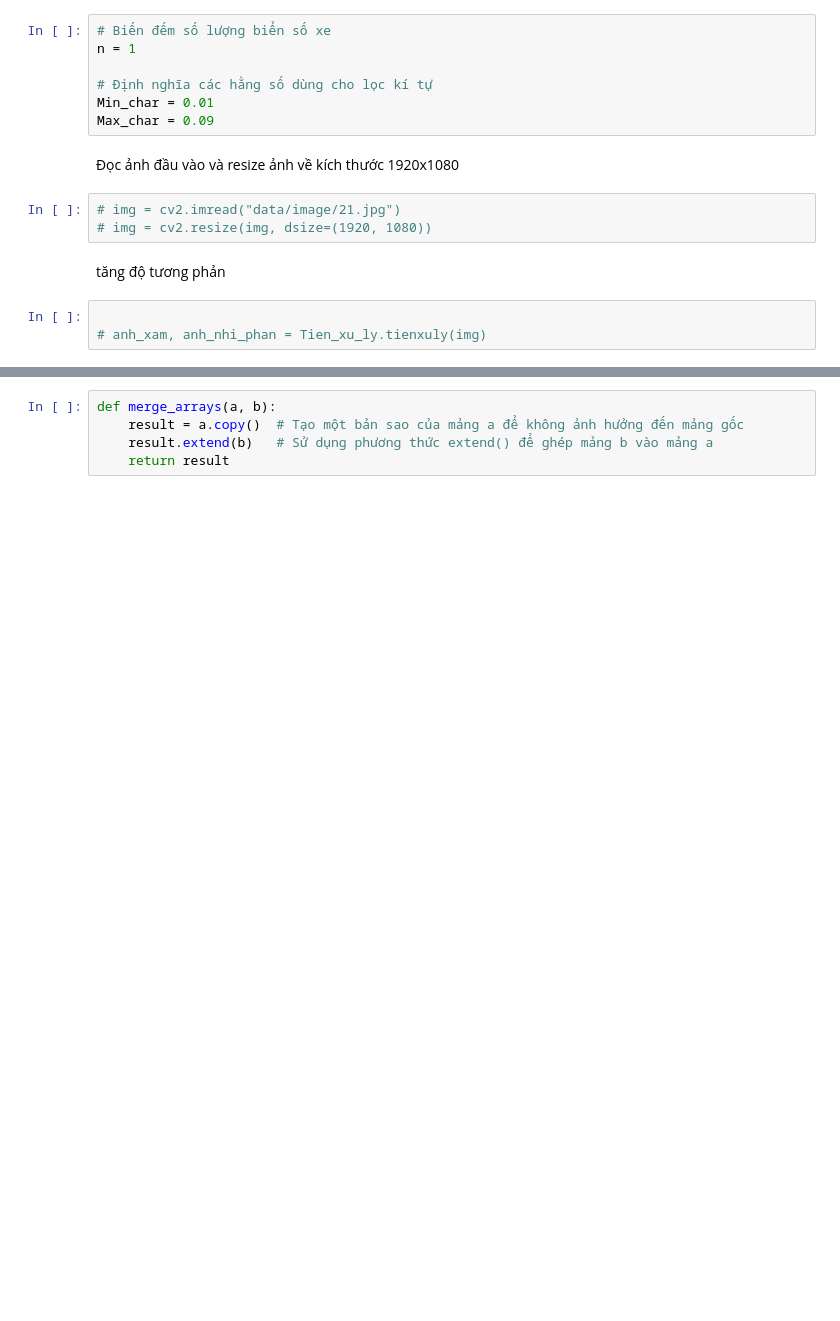
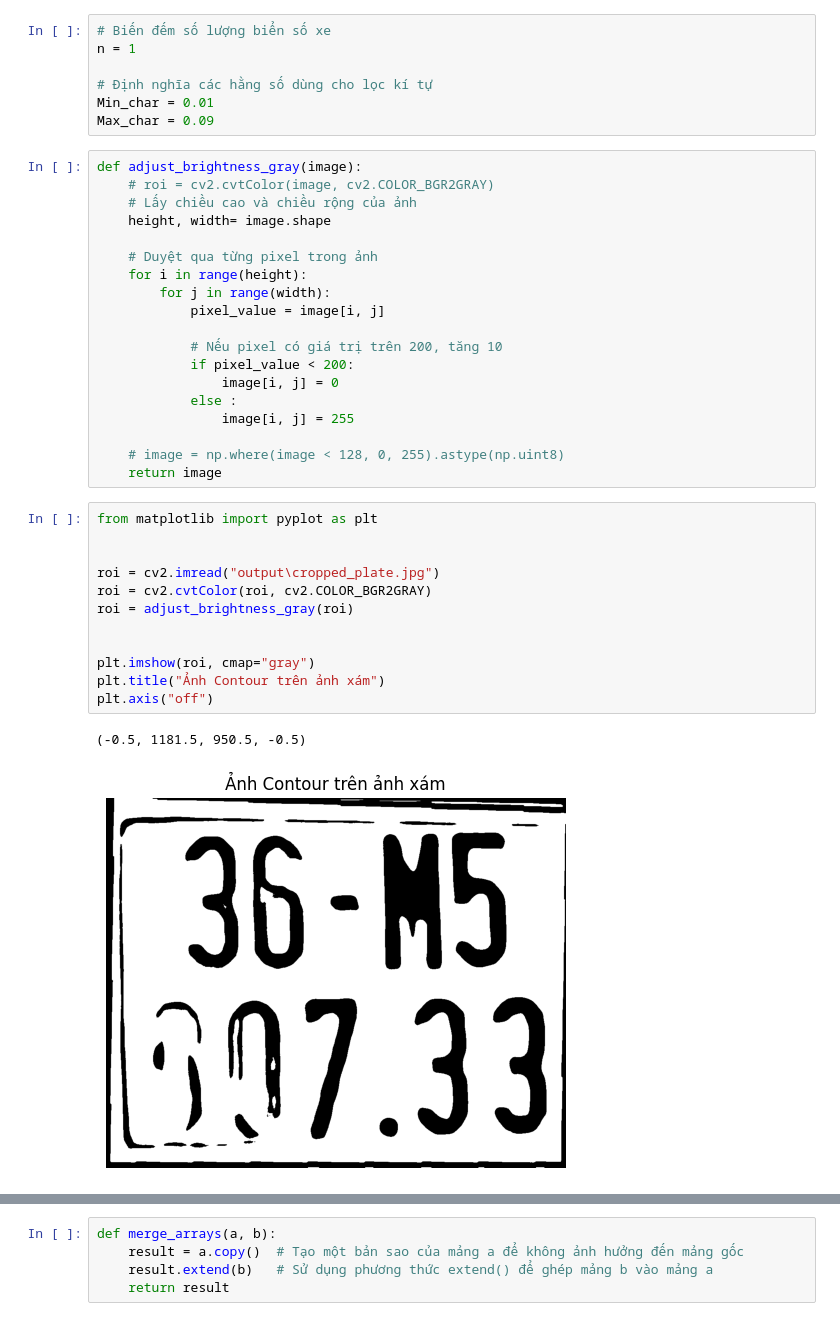
Before and after one commit to tuilaBao03/AI-232IS54A01-Group9, a Jupyter notebook: Làm lại/tach_anh.ipynb, the cells around one changed output, grey strips where cells are left out. Cells and saved outputs as stored; diff of their text form; blank space fills up the shorter version.

```diff
--- a/Làm lại/tach_anh.ipynb
+++ b/Làm lại/tach_anh.ipynb
@@ -24,14 +24,38 @@ n = 1
 # Định nghĩa các hằng số dùng cho lọc kí tự
 Min_char = 0.01
 Max_char = 0.09
-# %% [markdown]
-Đọc ảnh đầu vào và resize ảnh về kích thước 1920x1080
-# %%
-# img = cv2.imread("data/image/21.jpg")
-# img = cv2.resize(img, dsize=(1920, 1080))
-# %% [markdown]
-tăng độ tương phản
-# %%
-
-# anh_xam, anh_nhi_phan = Tien_xu_ly.tienxuly(img)
+# %%
+def adjust_brightness_gray(image):
+    # roi = cv2.cvtColor(image, cv2.COLOR_BGR2GRAY)
+    # Lấy chiều cao và chiều rộng của ảnh
+    height, width= image.shape
+
+    # Duyệt qua từng pixel trong ảnh
+    for i in range(height):
+        for j in range(width):
+            pixel_value = image[i, j]
+
+            # Nếu pixel có giá trị trên 200, tăng 10
+            if pixel_value < 200:
+                image[i, j] = 0
+            else :
+                image[i, j] = 255
+
+    # image = np.where(image < 128, 0, 255).astype(np.uint8)
+    return image
+# %%
+from matplotlib import pyplot as plt
+
+
+roi = cv2.imread("output\cropped_plate.jpg")
+roi = cv2.cvtColor(roi, cv2.COLOR_BGR2GRAY)
+roi = adjust_brightness_gray(roi)
+
+
+plt.imshow(roi, cmap="gray")
+plt.title("Ảnh Contour trên ảnh xám")
+plt.axis("off")
+# %% [output]
+(-0.5, 1181.5, 950.5, -0.5)
+[figure, added]
 # %%
```
Also changed, not shown: parts of 18 cells of this notebook, 25 other files.
